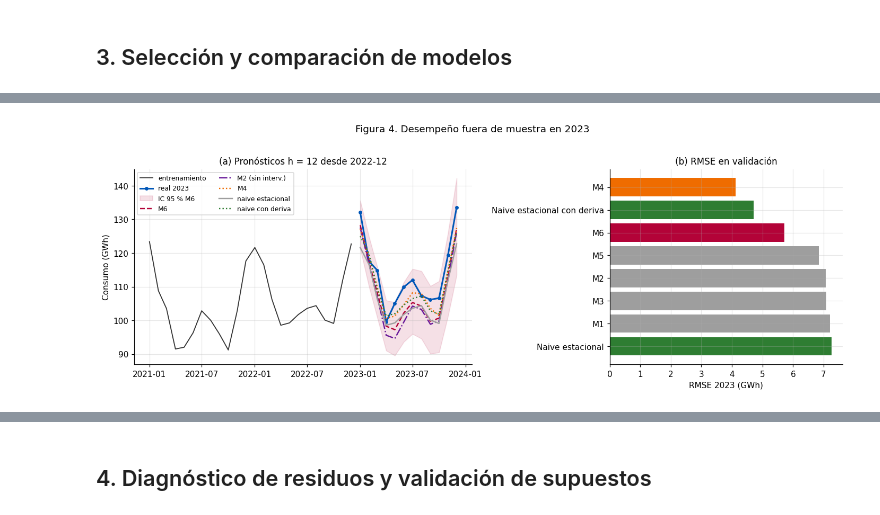
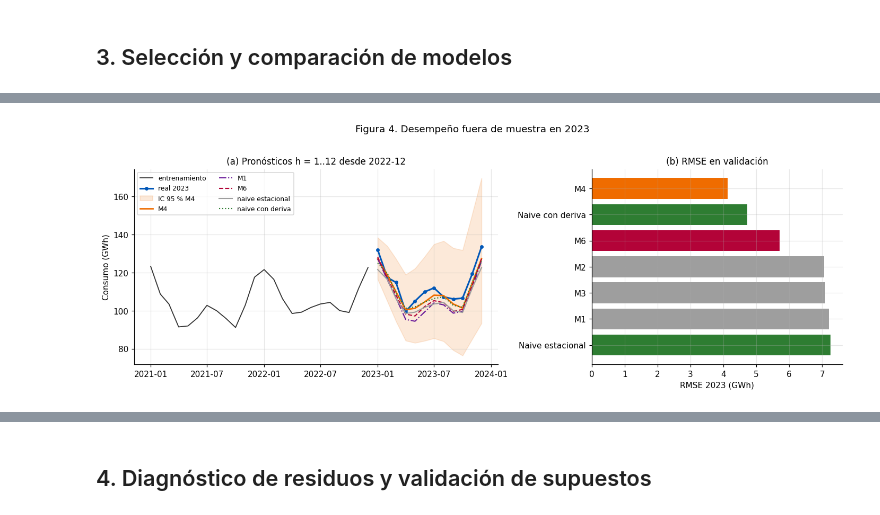
Before and after one commit to claudioalarconP/Analisis_de_serie_de_tiempo, a Jupyter notebook: notebooks/semana_2/S2/mcdi505_s2calarcon.ipynb, the cells around one changed output, grey strips where cells are left out. Cells and saved outputs as stored; diff of their text form; code cells hidden in the pictures.

```diff
--- a/notebooks/semana_2/S2/mcdi505_s2calarcon.ipynb
+++ b/notebooks/semana_2/S2/mcdi505_s2calarcon.ipynb
@@ -327,76 +353,75 @@ Contraste D = 0 (ARIMA(0,1,1) + 11 indicadoras mensuales + covid + agudo): θ1 =
 # %% [markdown]
 ## 3. Selección y comparación de modelos
 # %%
-# Referencia obligatoria: naive estacional (repite el valor del mismo mes del año anterior)
-naive_val = y["2022-01":"2022-12"].to_numpy()
+# Validación: se pronostican 12 meses desde 2022-12 sin reestimar ni usar observaciones reales de 2023
 rmse = lambda e: float(np.sqrt(np.mean(np.square(e))))
 mae  = lambda e: float(np.mean(np.abs(e)))
-print(f"Naive estacional — RMSE: {rmse(y_val.to_numpy() - naive_val):.2f} | MAE: {mae(y_val.to_numpy() - naive_val):.2f}")
-
-# --- AIC, BIC, RMSE y MAE en validación 2023 para los candidatos (pronóstico h = 12 desde 2022-12) ---
 real = y_val.to_numpy()
-denom_mase = mae(y_train.to_numpy()[S:] - y_train.to_numpy()[:-S])          # naive estacional dentro de train
-g_medio = np.mean(y_train.to_numpy()[S:] / y_train.to_numpy()[:-S] - 1)     # crecimiento interanual medio (train)
-naive_deriva = naive_val * (1 + g_medio)
 
 def pronosticar(fit, exog_futuro=None):
-    """Pronóstico en GWh: media con corrección de sesgo exp(m + v/2) e IC 95 % retransformado."""
+    """Pronóstico h = 1..12 en GWh: media con corrección de sesgo exp(m + v/2) e IC 95 % retransformado."""
     f = fit.get_forecast(steps=len(y_val), exog=exog_futuro)
+    assert f.predicted_mean.index.equals(y_val.index), "los pronósticos deben corresponder a 2023"
     m, v = np.asarray(f.predicted_mean), np.asarray(f.var_pred_mean)
-    ic = np.exp(np.asarray(f.conf_int()))
+    ic = np.exp(np.asarray(f.conf_int(alpha=ALFA)))
     return {"media": np.exp(m + v / 2), "inferior": ic[:, 0], "superior": ic[:, 1]}
 
-def metricas(pred):
-    e = real - pred
-    return {"RMSE": rmse(e), "MAE": mae(e), "ME": e.mean(), "MAPE (%)": 100 * np.mean(np.abs(e / real)), "MASE": mae(e) / denom_mase}
+# Referencia obligatoria: naive estacional (repite 2022); referencia adicional: naive estacional con deriva
+naive_val = y_train["2022"].to_numpy()
+g_medio = np.mean(y_train.to_numpy()[S:] / y_train.to_numpy()[:-S] - 1)          # crecimiento interanual medio 2016-2022
+naive_deriva = naive_val * (1 + g_medio)
+BENCH = ["Naive estacional", "Naive con deriva"]
 
-pronos, filas = {}, []
-for nombre, fit in ajustes.items():
-    cols = CANDIDATOS[nombre][2]
-    pr = pronos[nombre] = pronosticar(fit, None if cols is None else X_val[cols])
-    filas.append({"modelo": nombre, "k": len(fit.params) - 1, "AIC": fit.aic, "BIC": fit.bic, "AICc": fit.aicc,
-                  **metricas(pr["media"]), "cobertura IC95 (%)": 100 * np.mean((real >= pr["inferior"]) & (real <= pr["superior"]))})
-filas += [{"modelo": "Naive estacional", **metricas(naive_val)}, {"modelo": "Naive estacional con deriva", **metricas(naive_deriva)}]
-tabla_comp = pd.DataFrame(filas).set_index("modelo")
-tabla_comp.insert(2, "ΔAIC", tabla_comp["AIC"] - tabla_comp["AIC"].min())
-tabla_comp.insert(4, "ΔBIC", tabla_comp["BIC"] - tabla_comp["BIC"].min())
-tabla_comp["k"] = tabla_comp["k"].astype("Int64")
-# Vista de la Tabla 3: los criterios exigidos por la rúbrica primero; el resto, como complemento (mismos valores)
-RUBRICA = ["k", "AIC", "ΔAIC", "BIC", "ΔBIC", "RMSE", "MAE"]
-COMPLEMENTO = ["AICc", "ME", "MAPE (%)", "MASE", "cobertura IC95 (%)"]
-vista_comp = tabla_comp[RUBRICA + COMPLEMENTO].copy()
-vista_comp.columns = pd.MultiIndex.from_tuples([("Criterios de la rúbrica", c) for c in RUBRICA]
-                                               + [("Complementarias (sin puntaje)", c) for c in COMPLEMENTO])
-display(vista_comp.style.format(precision=2, na_rep="No aplica")
-        .set_caption("Tabla 3. Ajuste penalizado (2015-2022) y error de pronóstico en validación 2023 (GWh)"))
+pronos = {m: pronosticar(f, None if CANDIDATOS[m][2] is None else X_val[CANDIDATOS[m][2]]) for m, f in ajustes.items()}
+preds = {**{m: pronos[m]["media"] for m in SARIMA}, BENCH[0]: naive_val, BENCH[1]: naive_deriva}
+tabla_comp = pd.DataFrame({m: {"AIC": ajustes[m].aic if m in ajustes else np.nan, "BIC": ajustes[m].bic if m in ajustes else np.nan,
+                               "RMSE": rmse(real - p), "MAE": mae(real - p), "ME": float(np.mean(real - p))}
+                           for m, p in preds.items()}).T
 
-FINAL = "M6"
+# Regla fijada antes de ver los errores: menor RMSE en 2023, con MAE como respaldo
+SELECCIONADO = tabla_comp.loc[SARIMA, "RMSE"].idxmin()
+mejora = lambda m, b, c="RMSE": 100 * (1 - tabla_comp.loc[m, c] / tabla_comp.loc[b, c])
+tabla_comp["mejora RMSE vs naive (%)"] = [mejora(m, BENCH[0]) for m in tabla_comp.index]
+tabla_comp["rol"] = ["Principal de pronóstico" if m == SELECCIONADO else "Complementario (intervención)" if m == COMPLEMENTARIO
+                     else "Referencia" if m in BENCH else "Descartado" for m in tabla_comp.index]
+display(tabla_comp.style.format({"AIC": "{:.1f}", "BIC": "{:.1f}", "RMSE": "{:.2f}", "MAE": "{:.2f}", "ME": "{:+.2f}",
+                                 "mejora RMSE vs naive (%)": "{:+.1f}"}, decimal=",", na_rep="—")
+        .set_caption("Tabla 3. AIC/BIC dentro de muestra (2015-2022) y error fuera de muestra en 2023, en GWh (ME > 0: subestima)"))
+
+# Figura 4
 fig, axes = plt.subplots(1, 2, figsize=(13, 4.6), gridspec_kw={"width_ratios": [1.45, 1]})
 ax = axes[0]
 ax.plot(y_train["2021-01":].index, y_train["2021-01":], color="#333333", lw=1.2, label="entrenamiento")
 ax.plot(y_val.index, real, color=AZUL, lw=2, marker="o", ms=3.5, label="real 2023")
-ax.fill_between(y_val.index, pronos[FINAL]["inferior"], pronos[FINAL]["superior"], color=ROJO, alpha=0.12, label="IC 95 % M6")
-for nombre, pred, color, ls in [("M6", pronos["M6"]["media"], ROJO, "--"), ("M2 (sin interv.)", pronos["M2"]["media"], MORADO, "-."),
-                                ("M4", pronos["M4"]["media"], NARANJA, ":"), ("naive estacional", naive_val, GRIS, "-"),
+ax.fill_between(y_val.index, pronos[SELECCIONADO]["inferior"], pronos[SELECCIONADO]["superior"], color=NARANJA, alpha=0.15,
+                label=f"IC 95 % {SELECCIONADO}")
+for nombre, pred, color, ls in [(SELECCIONADO, preds[SELECCIONADO], NARANJA, "-"), ("M1", preds["M1"], MORADO, "-."),
+                                (COMPLEMENTARIO, preds[COMPLEMENTARIO], ROJO, "--"), ("naive estacional", naive_val, GRIS, "-"),
                                 ("naive con deriva", naive_deriva, VERDE, ":")]:
-    ax.plot(y_val.index, pred, color=color, ls=ls, lw=1.6, label=nombre)
-ax.set(ylabel="Consumo (GWh)", title="(a) Pronósticos h = 12 desde 2022-12"); ax.legend(ncol=2, loc="upper left")
+    ax.plot(y_val.index, pred, color=color, ls=ls, lw=1.8 if nombre == SELECCIONADO else 1.4, label=nombre)
+ax.set(ylabel="Consumo (GWh)", title="(a) Pronósticos h = 1..12 desde 2022-12"); ax.legend(ncol=2, loc="upper left")
 ax.xaxis.set_major_locator(mdates.MonthLocator(bymonth=(1, 7))); ax.xaxis.set_major_formatter(mdates.DateFormatter("%Y-%m"))
 orden_b = tabla_comp["RMSE"].sort_values()
-axes[1].barh(range(len(orden_b)), orden_b, color=[ROJO if m == FINAL else NARANJA if m == "M4" else (VERDE if m.startswith("Naive") else GRIS)
-                                                   for m in orden_b.index])
+axes[1].barh(range(len(orden_b)), orden_b, color=[NARANJA if m == SELECCIONADO else ROJO if m == COMPLEMENTARIO
+                                                   else (VERDE if m in BENCH else GRIS) for m in orden_b.index])
 axes[1].set_yticks(range(len(orden_b)), list(orden_b.index)); axes[1].invert_yaxis()
 axes[1].set(xlabel="RMSE 2023 (GWh)", title="(b) RMSE en validación")
 fig.suptitle("Figura 4. Desempeño fuera de muestra en 2023", y=1.02)
 plt.tight_layout(); plt.show()
 
 media_22 = y_train["2022"].mean()
-print(f"Crecimiento 2023 / 2022 (media anual): real = {100 * (real.mean() / media_22 - 1):+.1f} % | "
-      + " | ".join(f"{m} = {round(100 * (pronos[m]['media'].mean() / media_22 - 1), 1) + 0:+.1f} %" for m in ("M2", "M4", "M6"))
-      + f" | deriva naive = {100 * g_medio:+.1f} %")
-print(f"Meses de 2023 subestimados por {FINAL}: {int((real > pronos[FINAL]['media']).sum())} de 12 | "
-      f"reducción frente al naive estacional: RMSE {100 * (1 - tabla_comp.loc[FINAL, 'RMSE'] / tabla_comp.loc['Naive estacional', 'RMSE']):.1f} %, "
-      f"MAE {100 * (1 - tabla_comp.loc[FINAL, 'MAE'] / tabla_comp.loc['Naive estacional', 'MAE']):.1f} % | M4 frente al naive estacional: "
-      f"RMSE {100 * (1 - tabla_comp.loc['M4', 'RMSE'] / tabla_comp.loc['Naive estacional', 'RMSE']):.1f} %, "
-      f"MAE {100 * (1 - tabla_comp.loc['M4', 'MAE'] / tabla_comp.loc['Naive estacional', 'MAE']):.1f} %")
+crec = {k: round(100 * (v.mean() / media_22 - 1), 1) + 0.0 for k, v in {"real": real, **preds}.items()}
+subest = {m: int((real > preds[m]).sum()) for m in preds}
+cob = {m: np.mean((real >= pronos[m]["inferior"]) & (real <= pronos[m]["superior"])) for m in SARIMA}
+desvio = np.exp(ajustes[COMPLEMENTARIO].params[["covid", "agudo"]].cumsum()) - 1
+MEJOR_AIC_P = tabla_comp.loc[PRINCIPALES, "AIC"].idxmin()
+evidencia(
+    f"Menor RMSE y MAE: {SELECCIONADO} ({num(tabla_comp.loc[SELECCIONADO, 'RMSE'])} y {num(tabla_comp.loc[SELECCIONADO, 'MAE'])} GWh); "
+    f"RMSE {num(mejora(SELECCIONADO, BENCH[0]), 1)} % menor que el naive estacional y {num(mejora(SELECCIONADO, BENCH[1]), 1)} % menor que el naive con deriva.",
+    f"Menor AIC/BIC entre M1-M4: {MEJOR_AIC_P} ({num(tabla_comp.loc[MEJOR_AIC_P, 'AIC'], 1)} / {num(tabla_comp.loc[MEJOR_AIC_P, 'BIC'], 1)}); "
+    f"con intervención, {COMPLEMENTARIO}: {num(tabla_comp.loc[COMPLEMENTARIO, 'AIC'], 1)} / {num(tabla_comp.loc[COMPLEMENTARIO, 'BIC'], 1)}.",
+    "Crecimiento medio 2023 / 2022: real " + pct(crec["real"]) + " | " + " | ".join(f"{m} {pct(crec[m])}" for m in preds) + ".",
+    "Meses de 2023 subestimados (de 12): " + ", ".join(f"{m} {subest[m]}" for m in preds) + ". "
+    f"Cobertura IC 95 %: {', '.join(f'{m} {num(100 * c, 0)} %' for m, c in cob.items())}.",
+    f"{COMPLEMENTARIO}: desviación del nivel {pct(100 * desvio['covid'])} en meses covid = 1 y {pct(100 * desvio['agudo'])} en abril-junio de 2020.")
 # %% [output]
@@ -415 +437 @@ Tabla 3. Ajuste penalizado (2015-2022) y error de pronóstico en validación 202
-[figure, old version]
+[figure, new version]
```
Also changed, not shown: parts of 18 cells of this notebook.
